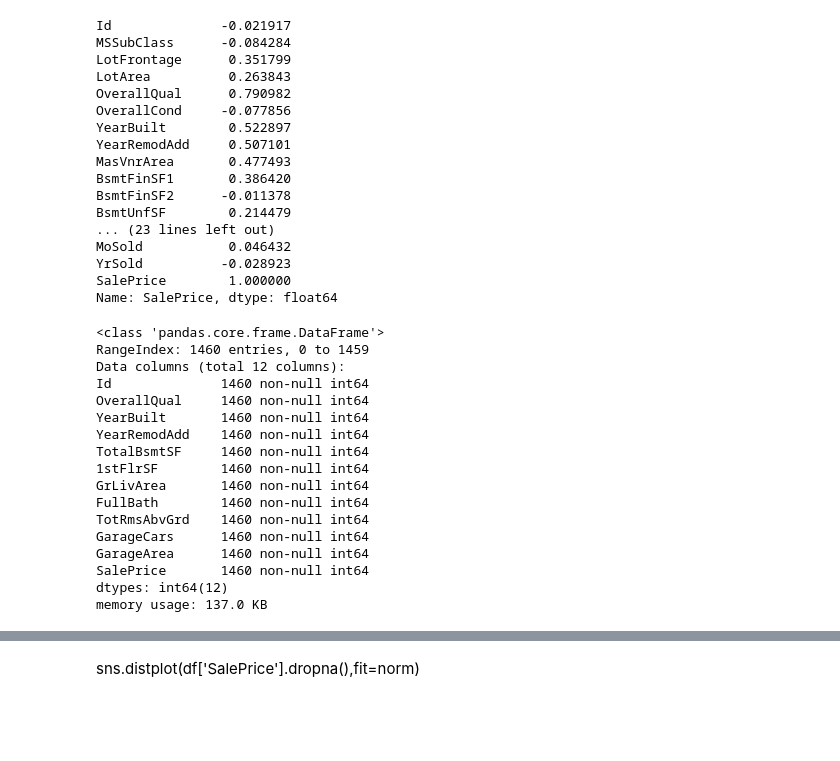
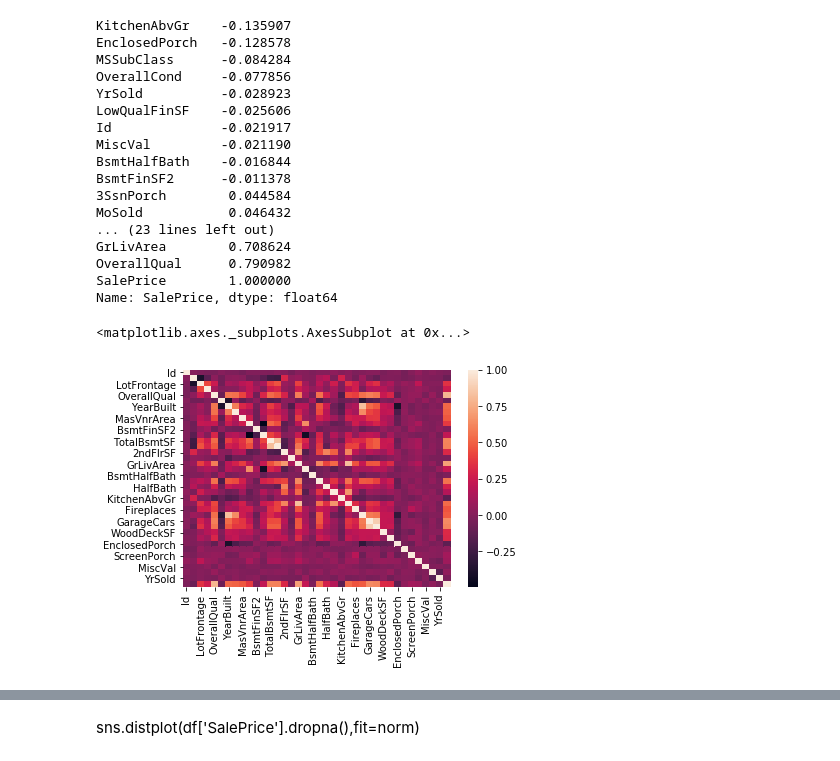
Before and after one commit to guyzsarun/Kaggle, a Jupyter notebook: house-prices-advanced-regression-techniques/HousePrice.ipynb, the cells around one changed output, grey strips where cells are left out. Cells and saved outputs as stored; diff of their text form; code cells hidden in the pictures; blank space fills up the shorter version.

```diff
--- a/house-prices-advanced-regression-techniques/HousePrice.ipynb
+++ b/house-prices-advanced-regression-techniques/HousePrice.ipynb
@@ -10,42 +10,27 @@ df = pd.read_csv("train.csv")
 df.head()
 corr50=df[['Id','OverallQual','YearBuilt','YearRemodAdd','TotalBsmtSF','1stFlrSF','GrLivArea','FullBath','TotRmsAbvGrd','GarageCars','GarageArea','SalePrice']]
 # %%
-df.corr()['SalePrice']
+df.corr()['SalePrice'].sort_values()
 # %% [output]
+KitchenAbvGr    -0.135907
+EnclosedPorch   -0.128578
+MSSubClass      -0.084284
+OverallCond     -0.077856
+YrSold          -0.028923
+LowQualFinSF    -0.025606
 Id              -0.021917
-MSSubClass      -0.084284
-LotFrontage      0.351799
-LotArea          0.263843
+MiscVal         -0.021190
+BsmtHalfBath    -0.016844
+BsmtFinSF2      -0.011378
+3SsnPorch        0.044584
+MoSold           0.046432
+... (23 lines left out)
+GrLivArea        0.708624
 OverallQual      0.790982
-OverallCond     -0.077856
-YearBuilt        0.522897
-YearRemodAdd     0.507101
-MasVnrArea       0.477493
-BsmtFinSF1       0.386420
-BsmtFinSF2      -0.011378
-BsmtUnfSF        0.214479
-... (23 lines left out)
-MoSold           0.046432
-YrSold          -0.028923
 SalePrice        1.000000
 Name: SalePrice, dtype: float64
-# %%
-corr50.info()
-# %% [output]
-<class 'pandas.core.frame.DataFrame'>
-RangeIndex: 1460 entries, 0 to 1459
-Data columns (total 12 columns):
-Id              1460 non-null int64
-OverallQual     1460 non-null int64
-YearBuilt       1460 non-null int64
-YearRemodAdd    1460 non-null int64
-TotalBsmtSF     1460 non-null int64
-1stFlrSF        1460 non-null int64
-GrLivArea       1460 non-null int64
-FullBath        1460 non-null int64
-TotRmsAbvGrd    1460 non-null int64
-GarageCars      1460 non-null int64
-GarageArea      1460 non-null int64
-SalePrice       1460 non-null int64
-dtypes: int64(12)
-memory usage: 137.0 KB
+# %%
+sns.heatmap(df.corr())
+# %% [output]
+<matplotlib.axes._subplots.AxesSubplot at 0x...>
+[figure, added]
```
Also changed, not shown: parts of 66 cells of this notebook, 3 other files.
